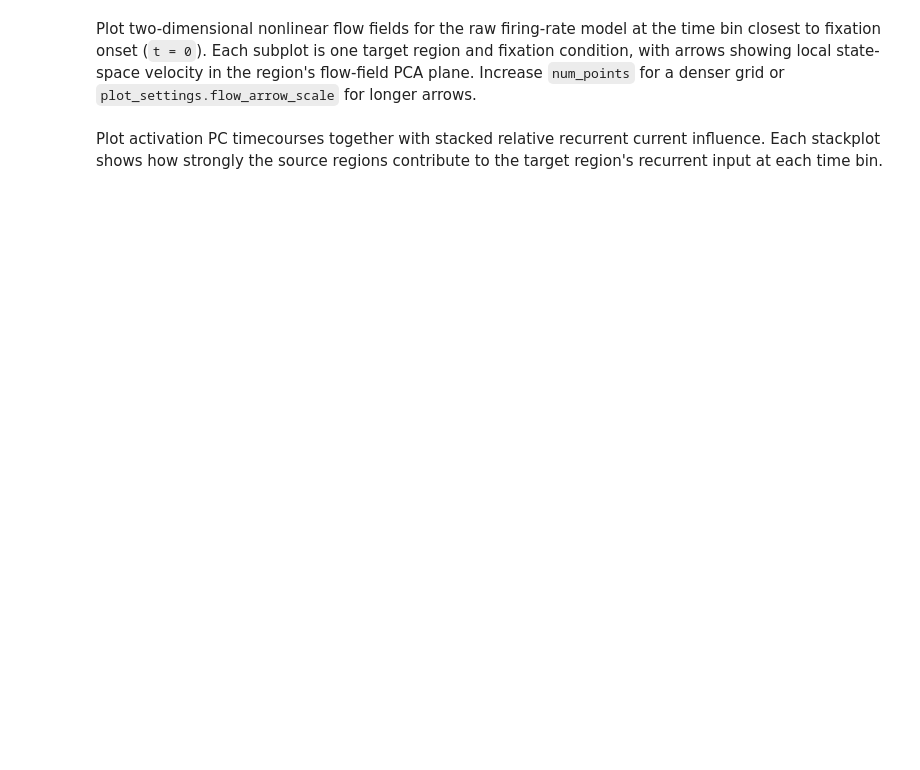
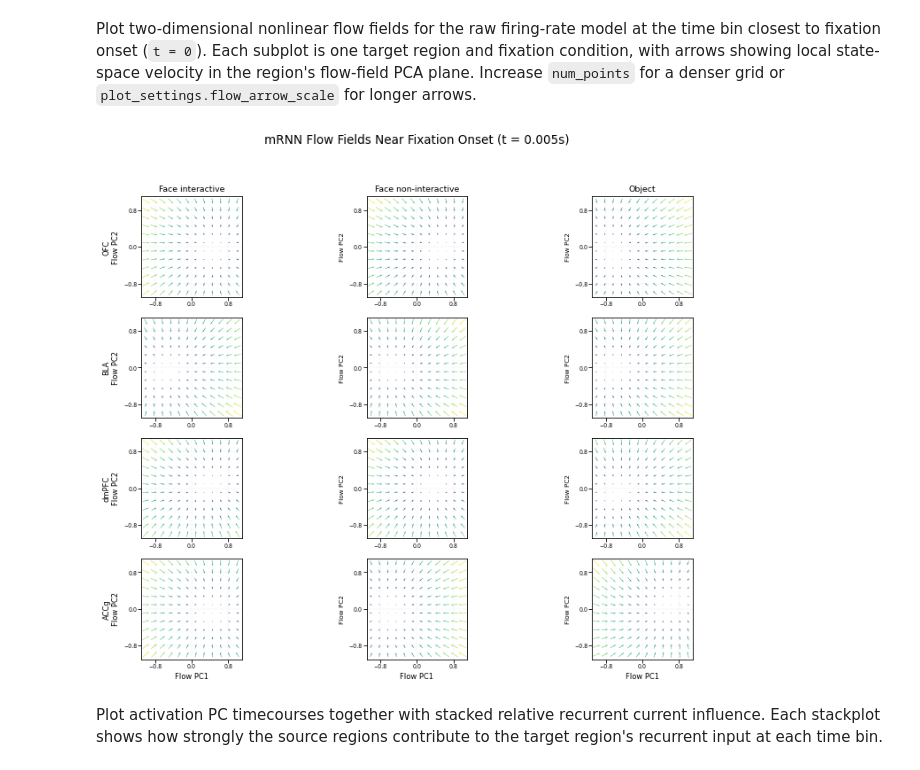
Before and after one commit to gprabaha/dal_monte_2022_analysis, a Jupyter notebook: notebooks/fixation_mrnn_training_smoke_test.ipynb, the cells around one changed output. Drawn from its saved outputs; the diff is of its cells as text; code cells hidden in the pictures; blank space fills up the shorter version.

```diff
--- a/notebooks/fixation_mrnn_training_smoke_test.ipynb
+++ b/notebooks/fixation_mrnn_training_smoke_test.ipynb
@@ -220,11 +266,13 @@ Plot two-dimensional nonlinear flow fields for the raw firing-rate model at the
 # %%
 raw_flow_fig, raw_flow_axes = plot_fixation_mrnn_flow_fields_at_time(
     raw_replay,
     time_s=0.0,
-    num_points=9,
+    num_points=12,
     settings=plot_settings,
 )
 display_figure(raw_flow_fig)
+# %% [output]
+[figure, added]
 # %% [markdown]
 Plot activation PC timecourses together with stacked relative recurrent current influence. Each stackplot shows how strongly the source regions contribute to the target region's recurrent input at each time bin.
 # %%
```
Also changed, not shown: parts of 15 cells of this notebook, 3 other files.
